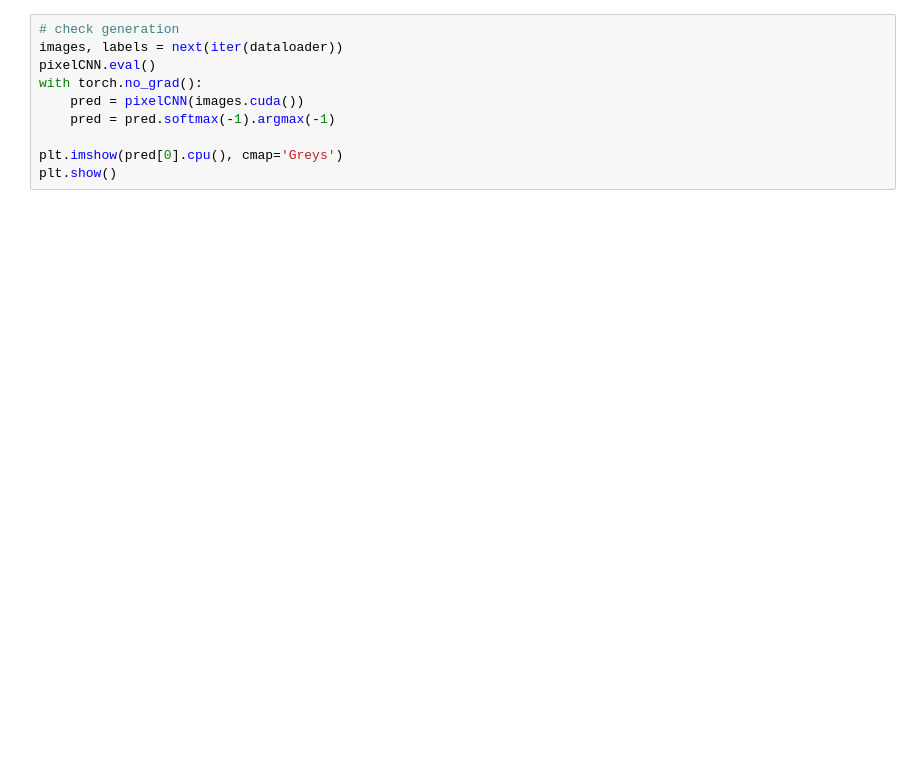
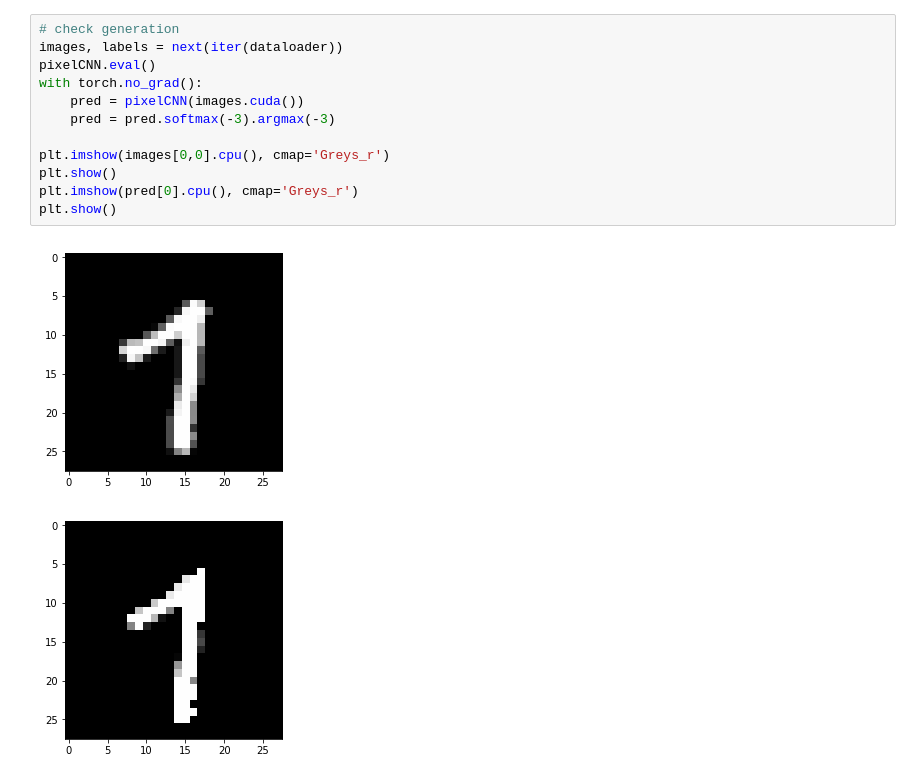
Before and after one commit to pabloppp/Machine-Learning-Lab, a Jupyter notebook: pixelcnn/pixelcnn.ipynb, the cells around one changed output. Saved outputs shown, nothing was run; the diff lists cells and outputs as text; blank space fills up the shorter version.

```diff
--- a/pixelcnn/pixelcnn.ipynb
+++ b/pixelcnn/pixelcnn.ipynb
@@ -119,10 +189,15 @@ Epoch 7 (3750/3750) - loss 0.7593757637023926
 # %%
 # check generation
 images, labels = next(iter(dataloader))
 pixelCNN.eval()
 with torch.no_grad():
     pred = pixelCNN(images.cuda())
-    pred = pred.softmax(-1).argmax(-1)
+    pred = pred.softmax(-3).argmax(-3)
 
-plt.imshow(pred[0].cpu(), cmap='Greys')
+plt.imshow(images[0,0].cpu(), cmap='Greys_r')
 plt.show()
+plt.imshow(pred[0].cpu(), cmap='Greys_r')
+plt.show()
+# %% [output]
+[figure, added]
+[figure, added]
```
Also changed, not shown: parts of 17 cells of this notebook.
